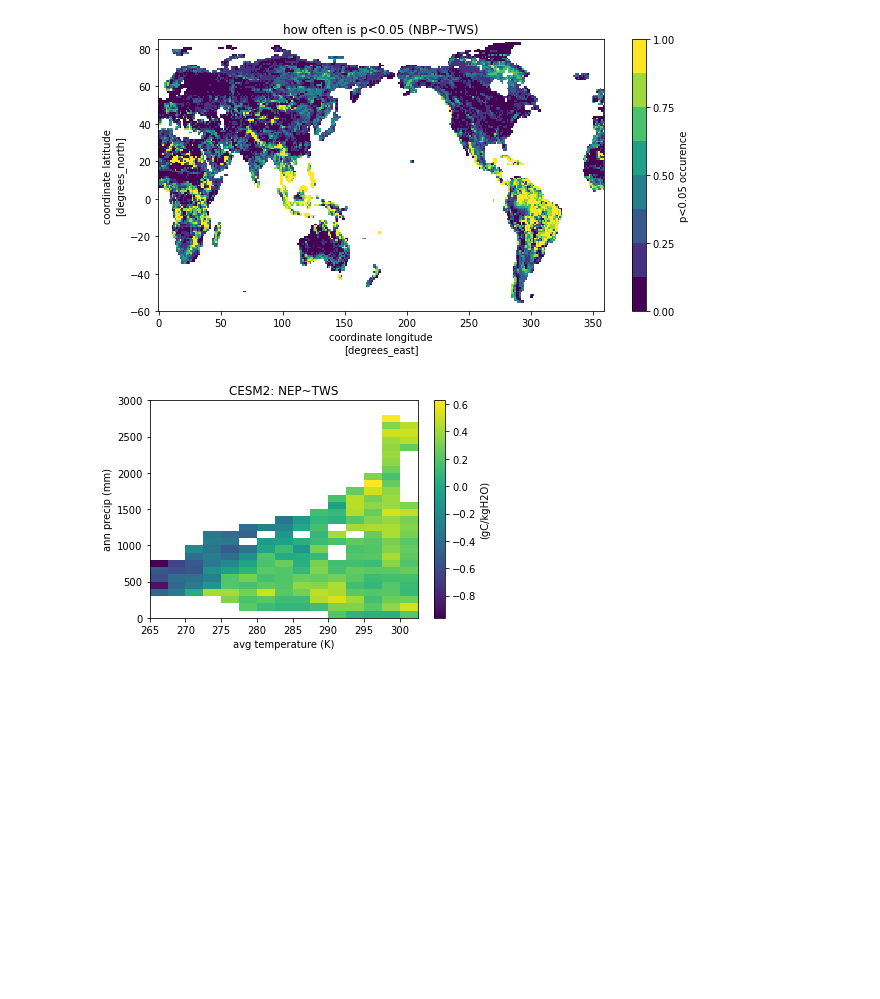
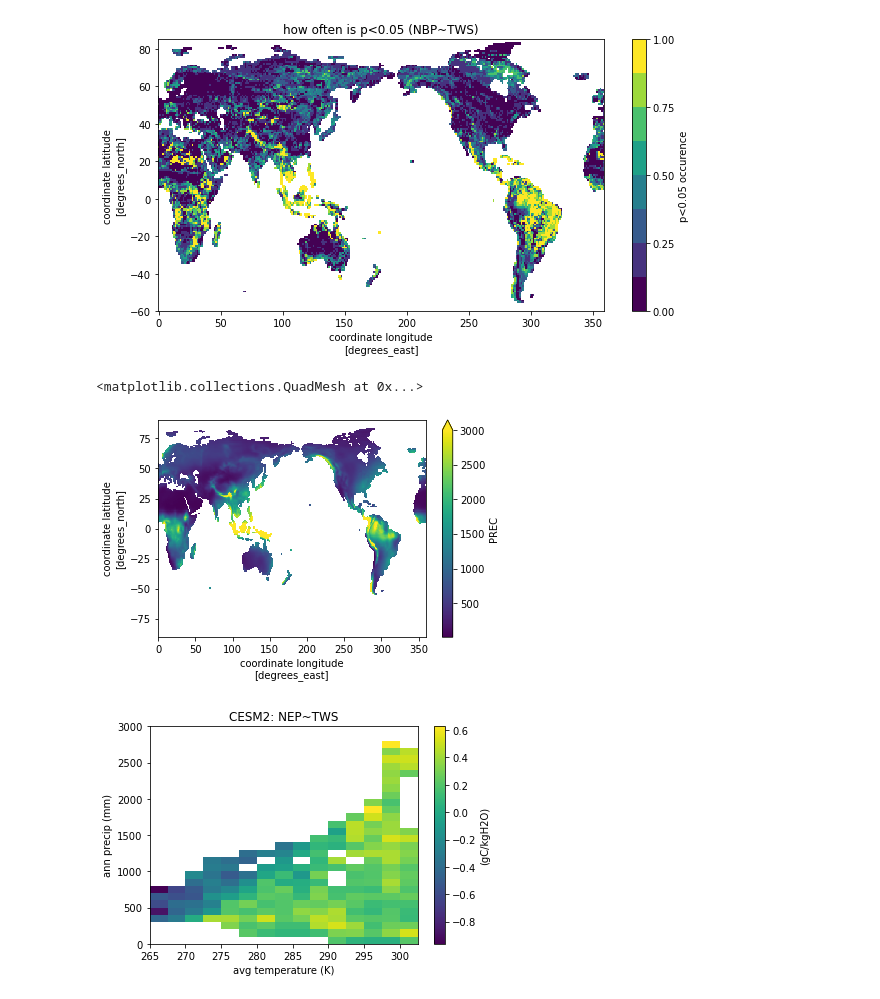
Before and after one commit to djk2120/TWSnbp, a Jupyter notebook: analysis/biomes.ipynb, the cells around one changed output. Saved outputs shown, nothing was run; the diff lists cells and outputs as text; code cells hidden in the pictures; blank space fills up the shorter version.

```diff
--- a/analysis/biomes.ipynb
+++ b/analysis/biomes.ipynb
@@ -191,3 +130,13 @@ plt.ylim([-60,85])
 plt.title('how often is p<0.05 (NBP~TWS)');
 # %% [output]
 [figure]
+# %%
+def pp(ds):
+    return ds[['TSA','PREC']].sel(year=yy)
+ds=xr.open_mfdataset(files,concat_dim='mem',combine='nested',
+                     preprocess=pp).stack({'memyear':['mem','year']}).mean(dim='memyear').compute()
+# %%
+(24*60*60*365*ds.PREC).where(la>0).plot(vmax=3000)
+# %% [output]
+<matplotlib.collections.QuadMesh at 0x...>
+[figure, added]
```
Also changed, not shown: parts of 22 cells of this notebook.
